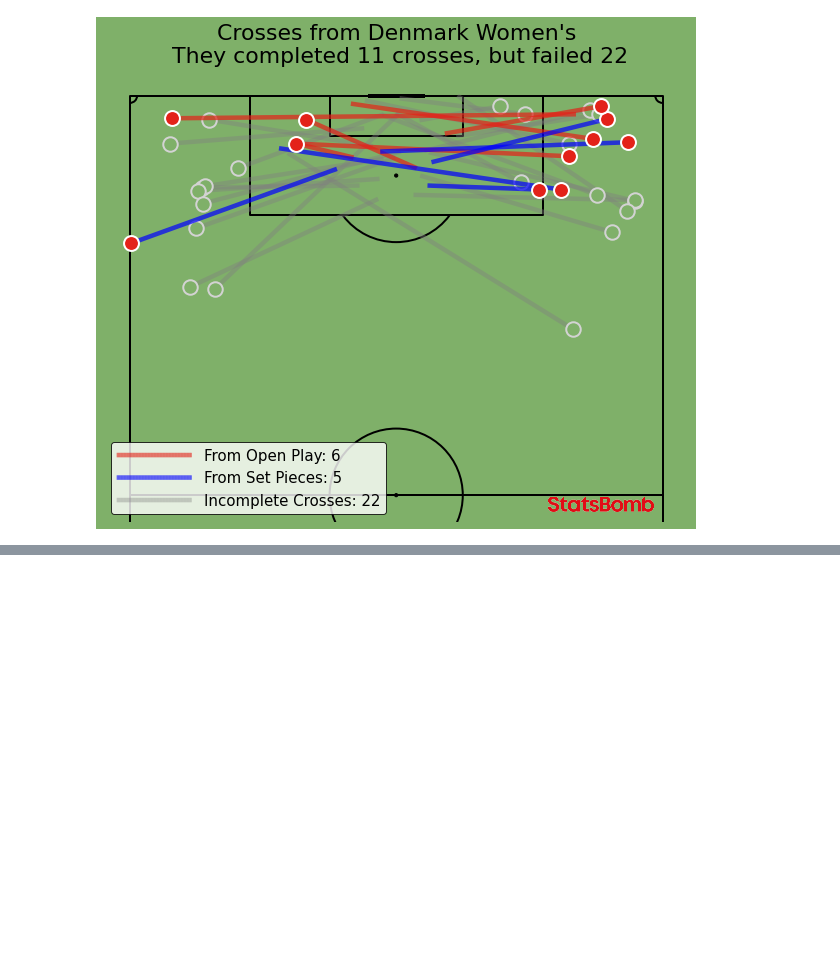
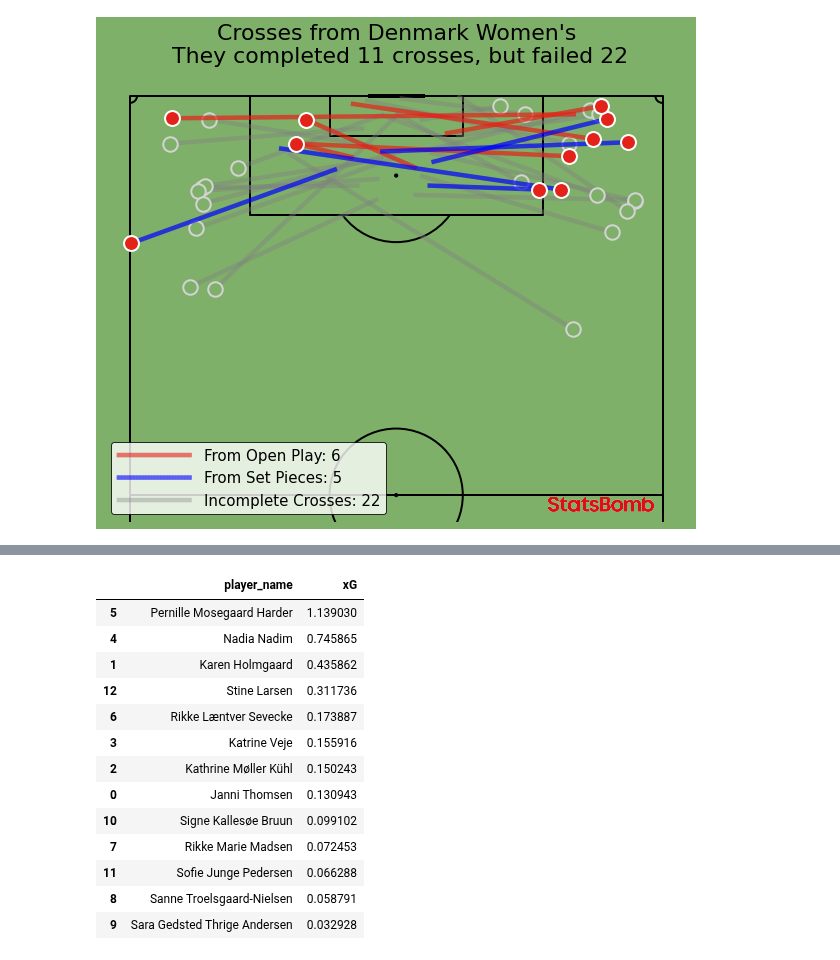
Before and after one commit to AugustSteff/Data-Analysis-in-football, a Jupyter notebook: Womens_euro_2022_analysis/all_denmarks_matches/Denmark All Matches W Euro 2022.ipynb, the cells around one changed output, grey strips where cells are left out. Saved outputs shown, nothing was run; the diff lists cells and outputs as text; code cells hidden in the pictures; blank space fills up the shorter version.

```diff
--- a/Womens_euro_2022_analysis/all_denmarks_matches/Denmark All Matches W Euro 2022.ipynb
+++ b/Womens_euro_2022_analysis/all_denmarks_matches/Denmark All Matches W Euro 2022.ipynb
@@ -351,0 +308,19 @@ pitch.arrows(carrys.x, carrys.y,
+# %%
+xGSum = dkxG.groupby("player_name").sum()
+xGSum = xGSum.rename(columns={'shot_statsbomb_xg': 'xG'}).reset_index()
+xGSum.sort_values("xG", ascending=False)
+# %% [output]
+|  | player_name | xG |
+| 5 | Pernille Mosegaard Harder | 1.139030 |
+| 4 | Nadia Nadim | 0.745865 |
+| 1 | Karen Holmgaard | 0.435862 |
+| 12 | Stine Larsen | 0.311736 |
+| 6 | Rikke Læntver Sevecke | 0.173887 |
+| 3 | Katrine Veje | 0.155916 |
+| 2 | Kathrine Møller Kühl | 0.150243 |
+| 0 | Janni Thomsen | 0.130943 |
+| 10 | Signe Kallesøe Bruun | 0.099102 |
+| 7 | Rikke Marie Madsen | 0.072453 |
+| 11 | Sofie Junge Pedersen | 0.066288 |
+| 8 | Sanne Troelsgaard-Nielsen | 0.058791 |
+| 9 | Sara Gedsted Thrige Andersen | 0.032928 |
```
Also changed, not shown: parts of 24 cells of this notebook.
